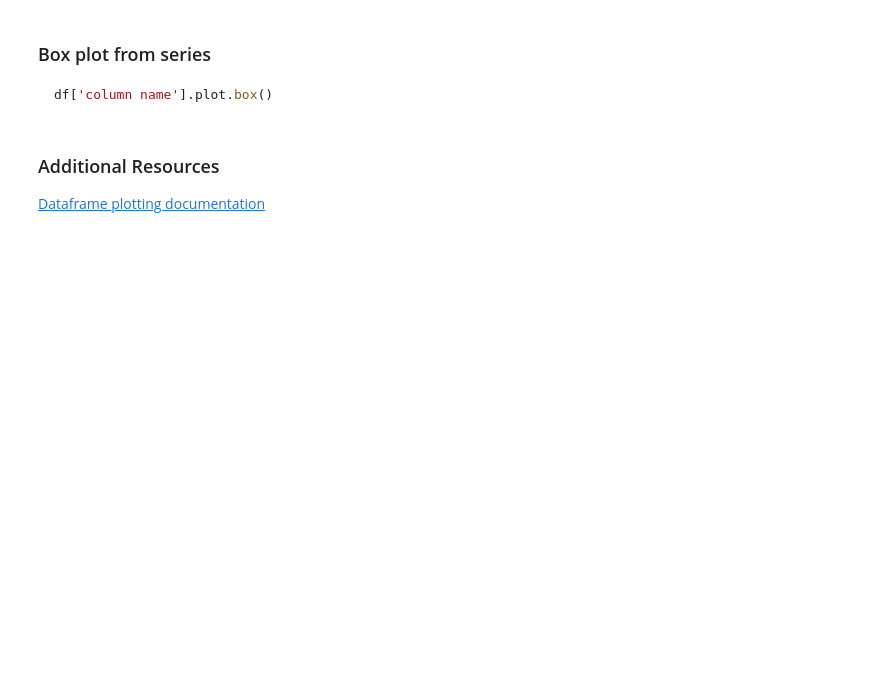
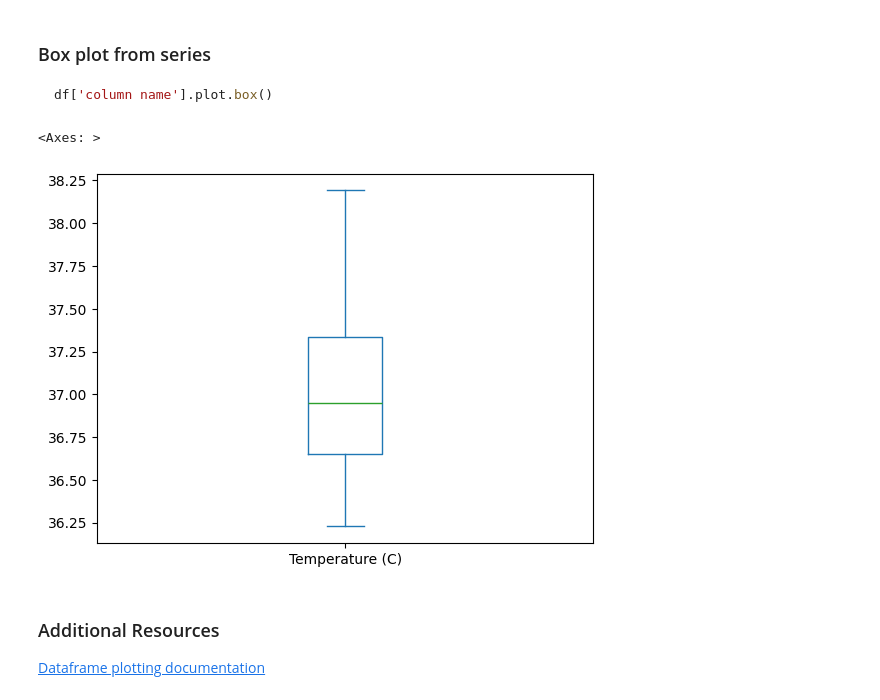
Before and after one commit to Energy-and-Sustainability-VIP/Team-2, a Jupyter notebook: Isaac's Folder/L6_Notes_Isaac.ipynb, the cells around one changed output. Saved outputs shown, nothing was run; the diff lists cells and outputs as text; code cells hidden in the pictures; blank space fills up the shorter version.

````diff
--- a/Isaac's Folder/L6_Notes_Isaac.ipynb
+++ b/Isaac's Folder/L6_Notes_Isaac.ipynb
@@ -166,6 +250,10 @@ df['column name'].plot.box()
 ```
 # %%
 # make a boxplot of the all the values in the temperature column
+merged_all_df['Temperature (C)'].plot.box()
+# %% [output]
+<Axes: >
+[figure, added]
 # %% [markdown]
 ### Additional Resources
 
````
Also changed, not shown: parts of 10 cells of this notebook.
